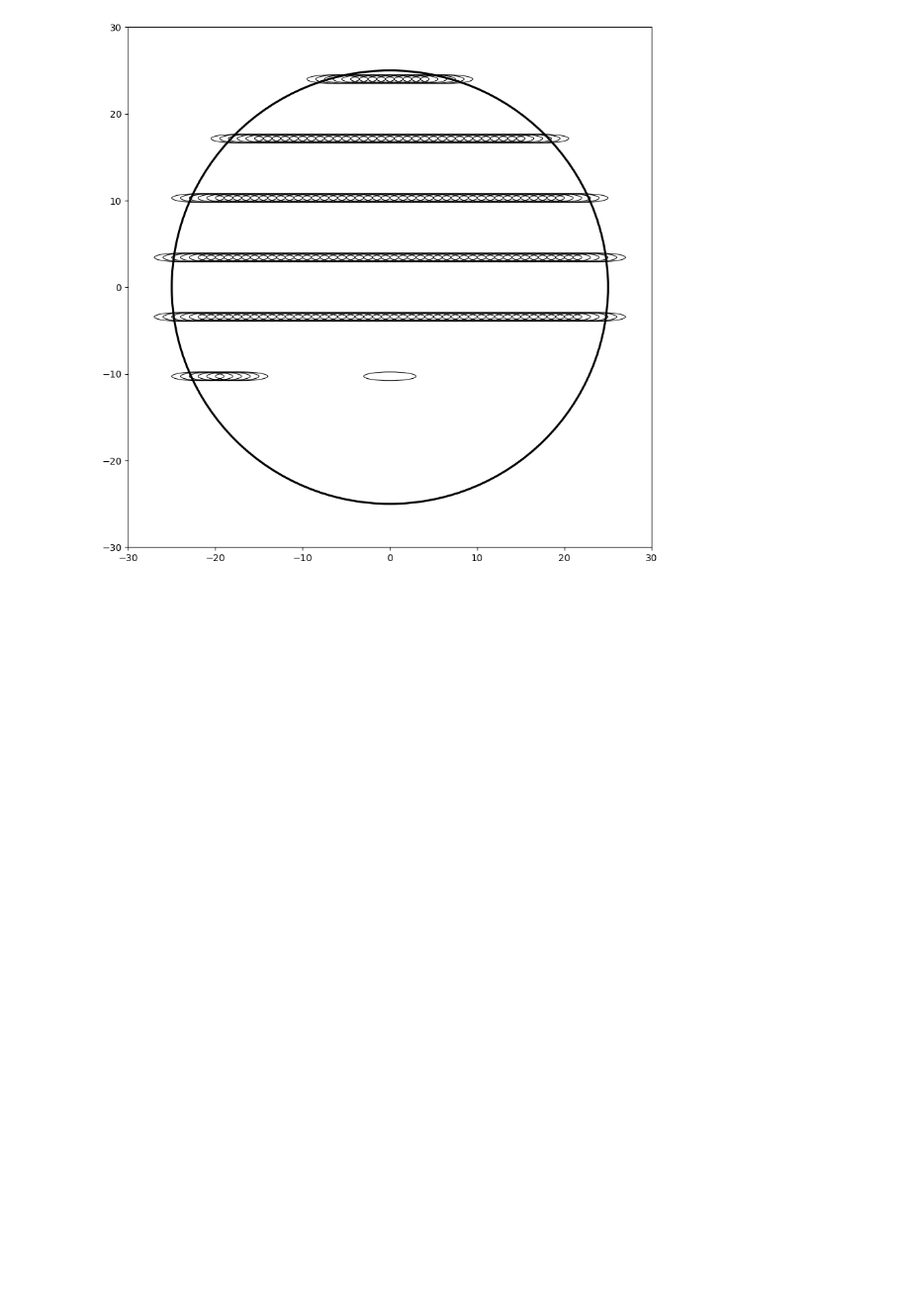
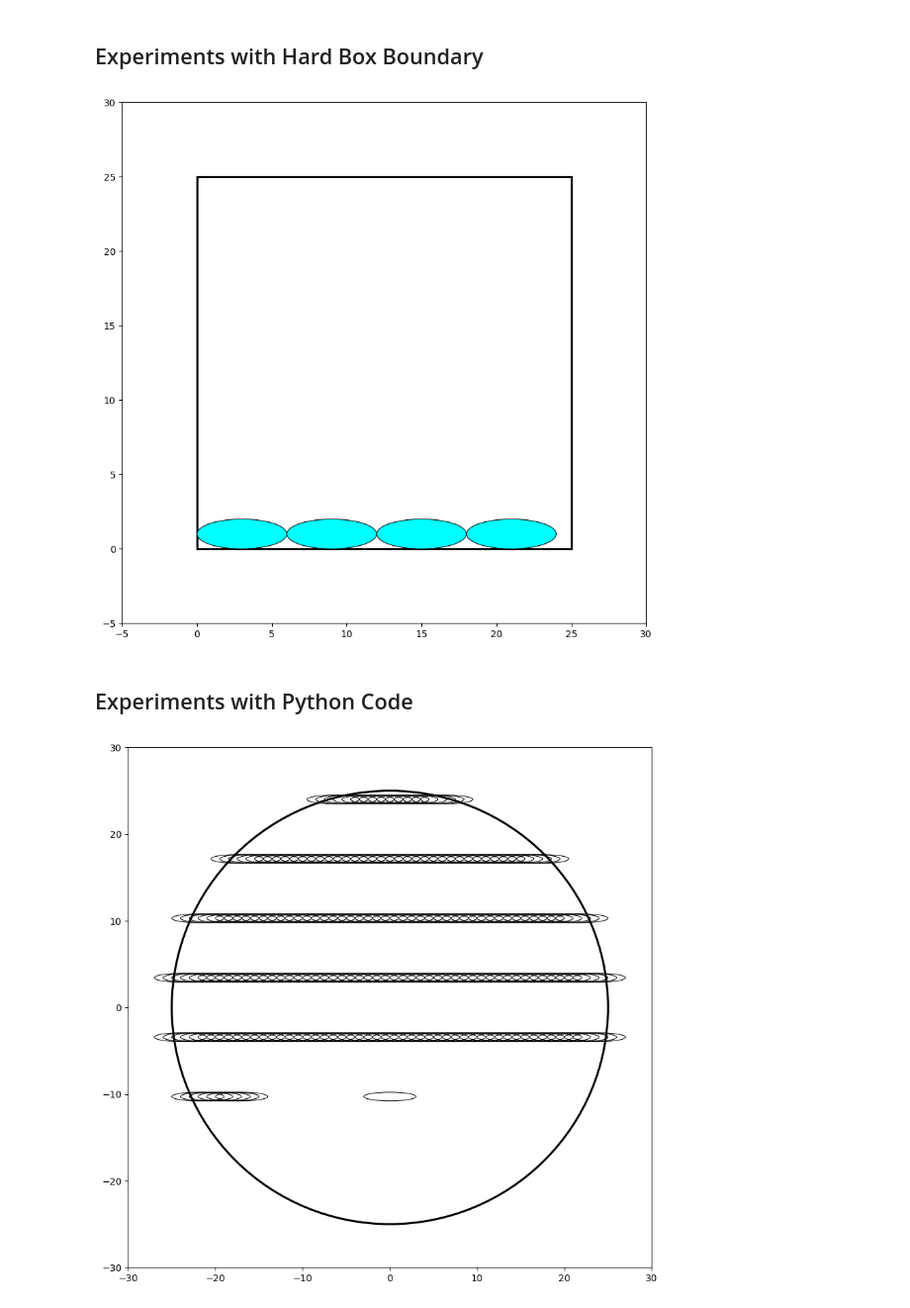
Before and after one commit to SyuW/Liquid-Crystals-Monte-Carlo, a Jupyter notebook: src/cpp/plot_initial.ipynb, the cells around one changed output. Shown at 99% size. Saved outputs shown, nothing was run; the diff lists cells and outputs as text; code cells hidden in the pictures; blank space fills up the shorter version.

```diff
--- a/src/cpp/plot_initial.ipynb
+++ b/src/cpp/plot_initial.ipynb
@@ -39,3 +41,38 @@ plt.show()
+# %% [markdown]
+## Experiments with Hard Box Boundary
+# %%
+initial_positions_file = "initialPositions_box.txt"
+
+init_arr = np.genfromtxt(initial_positions_file, dtype=float, delimiter=",")
+
+a = 3
+b = 1
+
+box_height = 25
+box_width = 25
+
+fig, ax = plt.subplots()
+fig.set_size_inches(10, 10)
+box = plt.Rectangle((0,0), box_width, box_height, color="black", fill=False, linewidth=2.2)
+ax.add_patch(box)
+
+for i in range(0, init_arr.shape[0]):
+    pos = init_arr[i, :]
+    ellipse_angle = (180 / np.pi) * (pos[-1] % np.pi)
+    particle = Ellipse(xy=pos[:-1], angle=ellipse_angle,
+                    width=2 * a, height=2 * b,
+                    linewidth=0.75, ec='black', fc="cyan", fill=True)
+    ax.add_patch(particle)
+
+    scale = 25
+    ax.set_xlim(-5, box_width+5)
+    ax.set_ylim(-5, box_height+5)
+
+plt.show()
+# %% [output]
+[figure, added]
+# %% [markdown]
+## Experiments with Python Code
 # %%
 positions_file = "finalPositions.txt"
 
```
Also changed, not shown: parts of 2 cells of this notebook, 3 other files.
